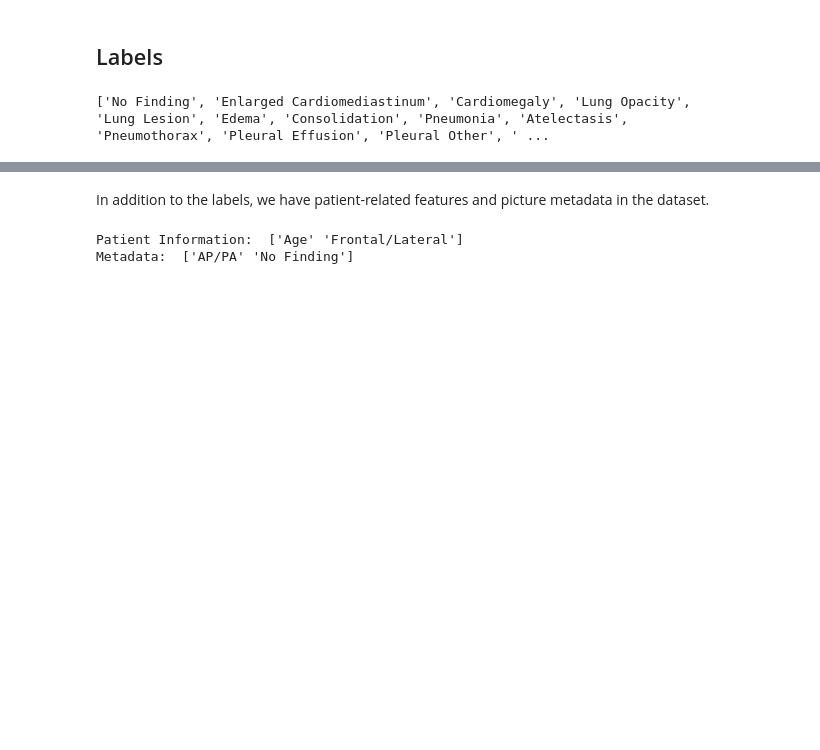
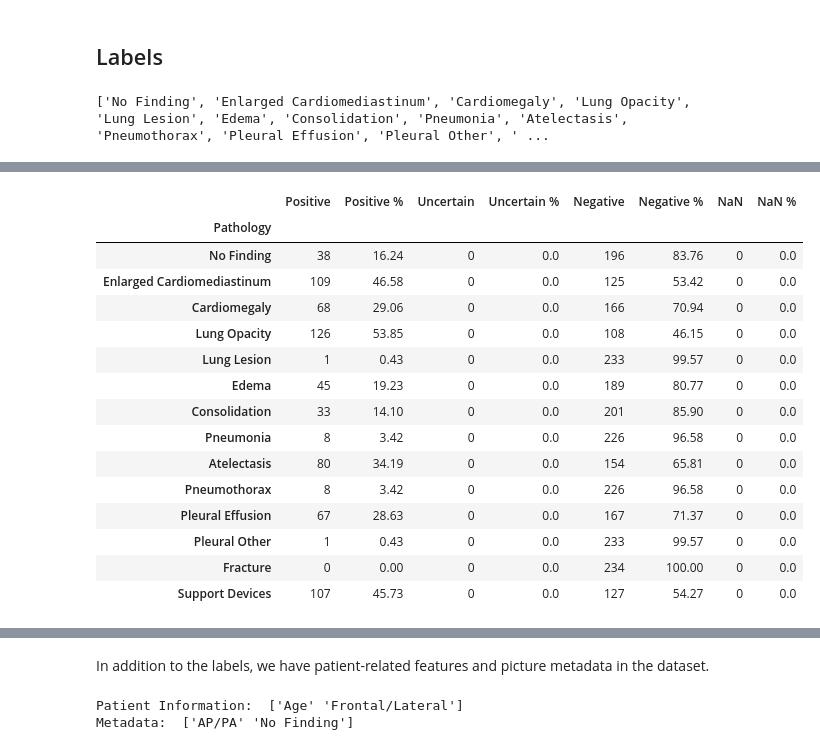
Before and after one commit to TobiasSchmidtDE/DeepL-MedicalImaging, a Jupyter notebook: src/datasets/chexpert_exploration.ipynb, the cells around one changed output, grey strips where cells are left out. Drawn from its saved outputs; the diff is of its cells as text; code cells hidden in the pictures; blank space fills up the shorter version.

```diff
--- a/src/datasets/chexpert_exploration.ipynb
+++ b/src/datasets/chexpert_exploration.ipynb
@@ -147 +192,20 @@ df
+# %%
+get_label_distribution(test_labels)
+# %% [output]
+|  | Positive | Positive % | Uncertain | Uncertain % | Negative | Negative % | NaN | NaN % |
+| Pathology |  |  |  |  |  |  |  |  |
+| No Finding | 38 | 16.24 | 0 | 0.0 | 196 | 83.76 | 0 | 0.0 |
+| Enlarged Cardiomediastinum | 109 | 46.58 | 0 | 0.0 | 125 | 53.42 | 0 | 0.0 |
+| Cardiomegaly | 68 | 29.06 | 0 | 0.0 | 166 | 70.94 | 0 | 0.0 |
+| Lung Opacity | 126 | 53.85 | 0 | 0.0 | 108 | 46.15 | 0 | 0.0 |
+| Lung Lesion | 1 | 0.43 | 0 | 0.0 | 233 | 99.57 | 0 | 0.0 |
+| Edema | 45 | 19.23 | 0 | 0.0 | 189 | 80.77 | 0 | 0.0 |
+| Consolidation | 33 | 14.10 | 0 | 0.0 | 201 | 85.90 | 0 | 0.0 |
+| Pneumonia | 8 | 3.42 | 0 | 0.0 | 226 | 96.58 | 0 | 0.0 |
+| Atelectasis | 80 | 34.19 | 0 | 0.0 | 154 | 65.81 | 0 | 0.0 |
+| Pneumothorax | 8 | 3.42 | 0 | 0.0 | 226 | 96.58 | 0 | 0.0 |
+| Pleural Effusion | 67 | 28.63 | 0 | 0.0 | 167 | 71.37 | 0 | 0.0 |
+| Pleural Other | 1 | 0.43 | 0 | 0.0 | 233 | 99.57 | 0 | 0.0 |
+| Fracture | 0 | 0.00 | 0 | 0.0 | 234 | 100.00 | 0 | 0.0 |
+| Support Devices | 107 | 45.73 | 0 | 0.0 | 127 | 54.27 | 0 | 0.0 |
 # %%
```
Also changed, not shown: parts of 13 cells of this notebook, 7 other files.
